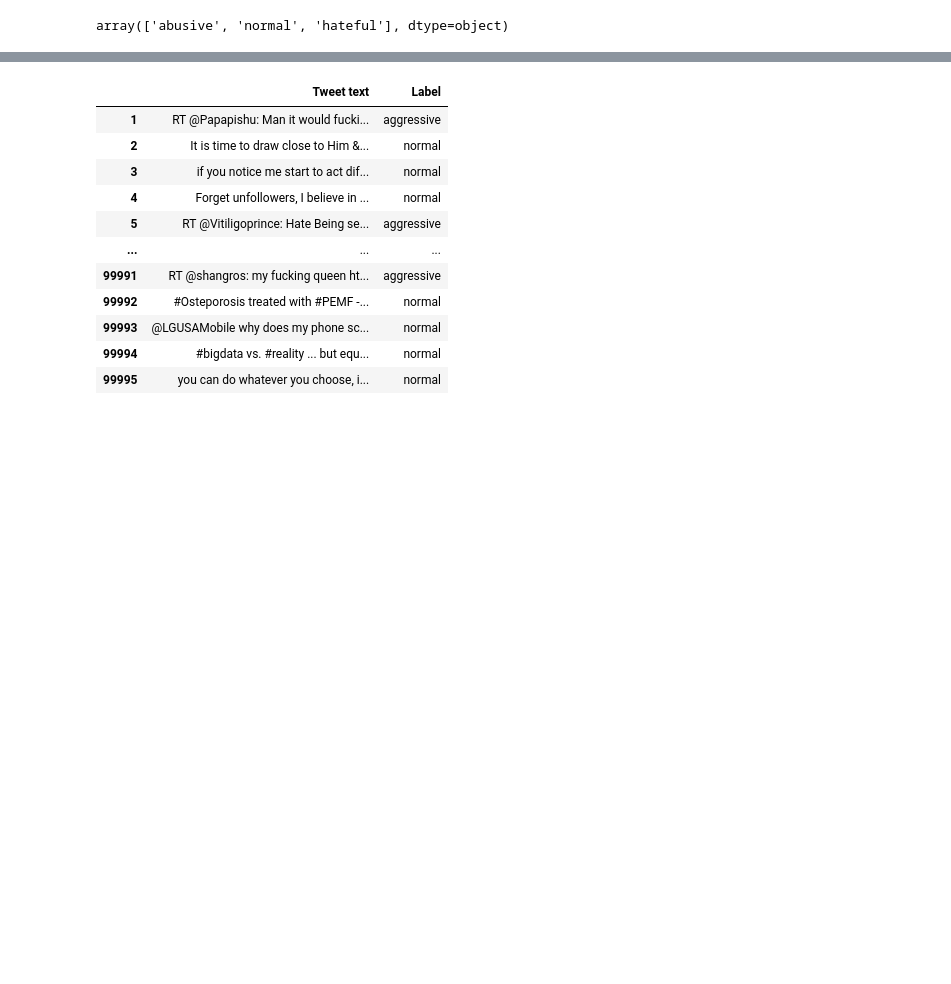
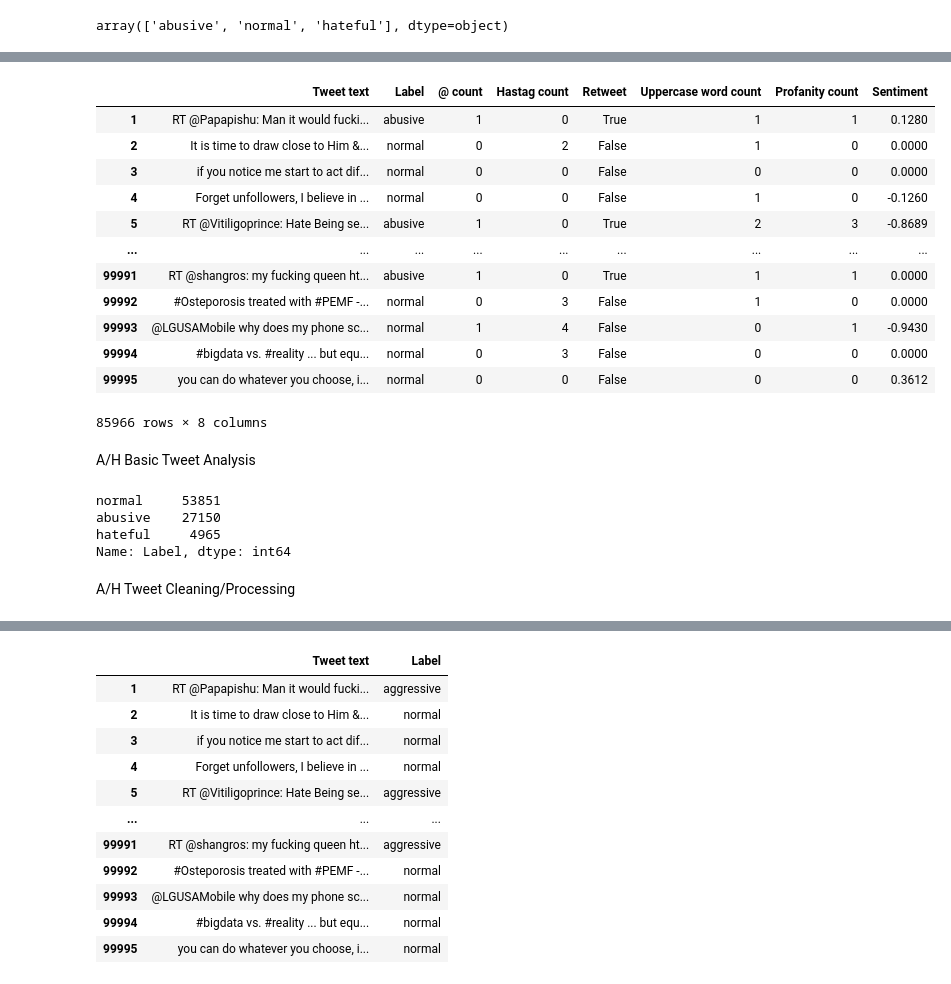
Before and after one commit to arambula-3/Masters_Project, a Jupyter notebook: Master's Project.ipynb, the cells around one changed output, grey strips where cells are left out. Saved outputs shown, nothing was run; the diff lists cells and outputs as text; code cells hidden in the pictures; blank space fills up the shorter version.

```diff
--- a/Master's Project.ipynb
+++ b/Master's Project.ipynb
@@ -70,0 +136,9 @@ array(['abusive', 'normal', 'hateful'], dtype=object)
+# %%
+tweets["@ count"] = tweets['Tweet text'].str.count('@')
+tweets['Hastag count'] = tweets['Tweet text'].str.count('#')
+tweets['Retweet'] = tweets['Tweet text'].str.contains('RT')
+tweets['Uppercase word count'] = tweets['Tweet text'].apply(lambda x: sum(map(str.isupper, x.split())))
+tweets['Profanity count'] = tweets['Tweet text'].str.replace('\W', ' ').str.split()
+tweets['Profanity count'] = tweets['Profanity count'].apply(lambda x: sum(predict(x)))
+sia = SentimentIntensityAnalyzer() #Sentiment is 'compound' value from -1 to 1
+tweets['Sentiment'] = tweets['Tweet text'].apply(lambda x: sia.polarity_scores(x)['compound'])
@@ -70,0 +163,27 @@ array(['abusive', 'normal', 'hateful'], dtype=object)
+# %%
+tweets
+# %% [output]
+|  | Tweet text | Label | @ count | Hastag count | Retweet | Uppercase word count | Profanity count | Sentiment |
+| 1 | RT @Papapishu: Man it would fucki... | abusive | 1 | 0 | True | 1 | 1 | 0.1280 |
+| 2 | It is time to draw close to Him &... | normal | 0 | 2 | False | 1 | 0 | 0.0000 |
+| 3 | if you notice me start to act dif... | normal | 0 | 0 | False | 0 | 0 | 0.0000 |
+| 4 | Forget unfollowers, I believe in ... | normal | 0 | 0 | False | 1 | 0 | -0.1260 |
+| 5 | RT @Vitiligoprince: Hate Being se... | abusive | 1 | 0 | True | 2 | 3 | -0.8689 |
+| ... | ... | ... | ... | ... | ... | ... | ... | ... |
+| 99991 | RT @shangros: my fucking queen ht... | abusive | 1 | 0 | True | 1 | 1 | 0.0000 |
+| 99992 | #Osteporosis treated with #PEMF -... | normal | 0 | 3 | False | 1 | 0 | 0.0000 |
+| 99993 | @LGUSAMobile why does my phone sc... | normal | 1 | 4 | False | 0 | 1 | -0.9430 |
+| 99994 | #bigdata vs. #reality ... but equ... | normal | 0 | 3 | False | 0 | 0 | 0.0000 |
+| 99995 | you can do whatever you choose, i... | normal | 0 | 0 | False | 0 | 0 | 0.3612 |
+85966 rows × 8 columns
+# %% [markdown]
+A/H Basic Tweet Analysis
+# %%
+tweets['Label'].value_counts()
+# %% [output]
+normal     53851
+abusive    27150
+hateful     4965
+Name: Label, dtype: int64
+# %% [markdown]
+A/H Tweet Cleaning/Processing
```
Also changed, not shown: parts of 14 cells of this notebook.
